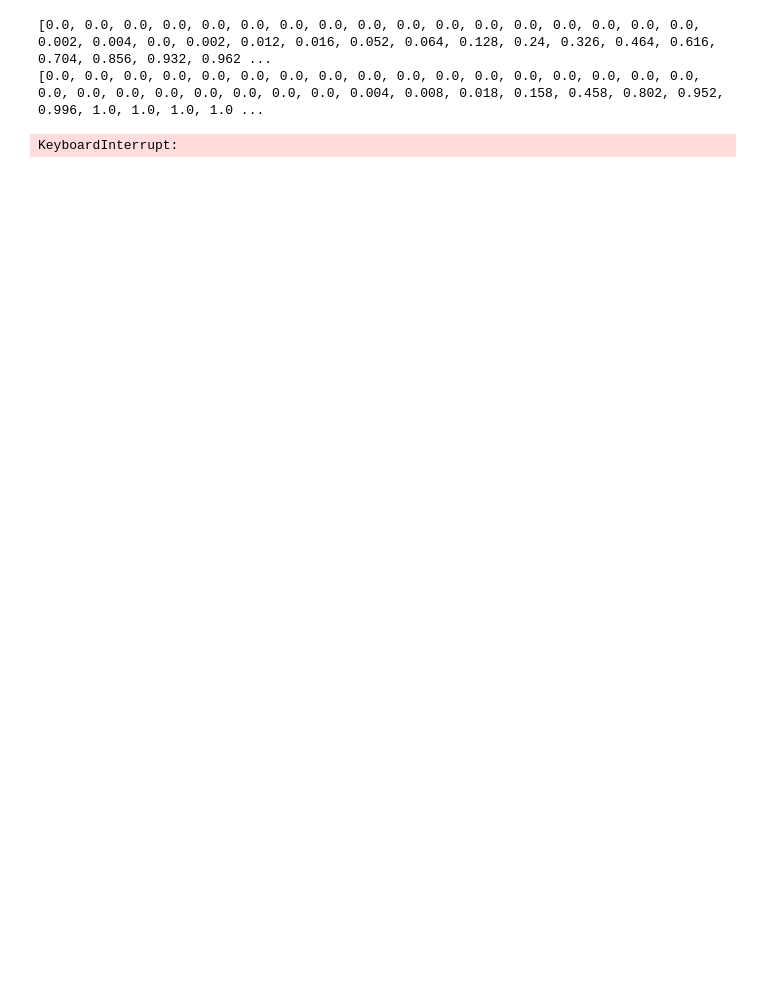
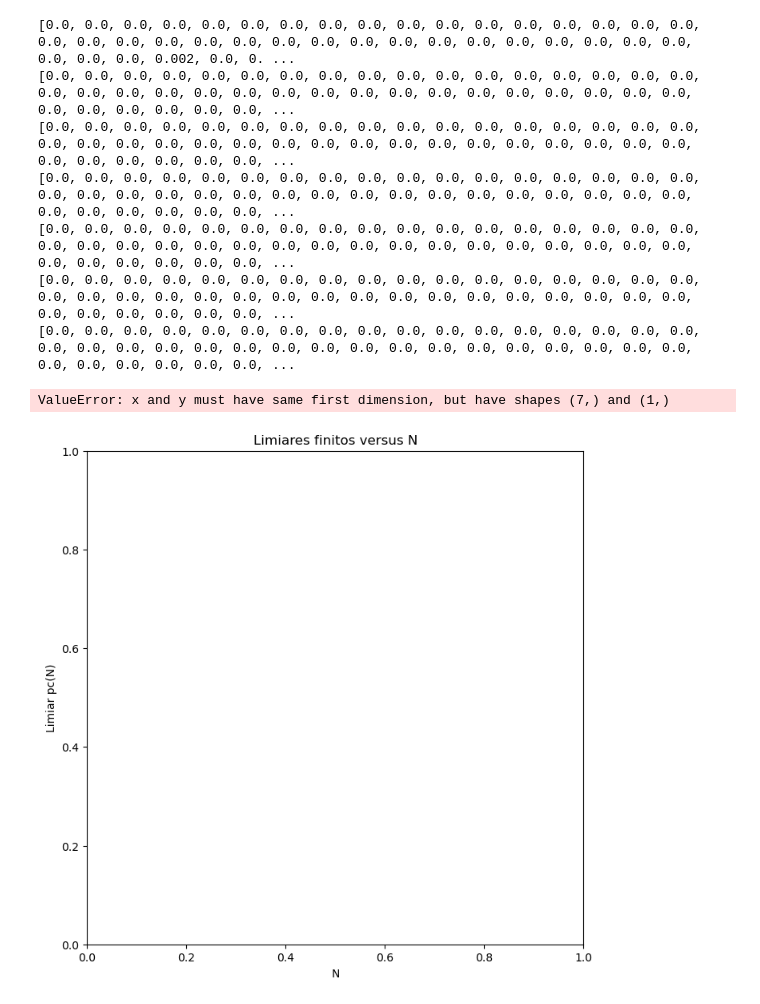
Before and after one commit to nicolassantm/projeto-percolacao-progestat, a Jupyter notebook: prototipo_scipy_ndimage.ipynb, the cells around one changed output. Saved outputs shown, nothing was run; the diff lists cells and outputs as text; code cells hidden in the pictures; blank space fills up the shorter version.

```diff
--- a/prototipo_scipy_ndimage.ipynb
+++ b/prototipo_scipy_ndimage.ipynb
@@ -90,45 +108,53 @@ grafico(512, 0.58, 500)
 # %%
+np.random.seed(42)
 def limiar_critico(n, plotar=False):
-    lista_p = np.linspace(0.0, 1.0, 51)
-    lista_N = [16, 64, 128, 256, 512, 1024]
-    lista_limiares = []
+  ''' Recebe como parâmetro o total de amostras (n) que vai rodar e retorna o gráfico com a intersecção entre
+  os valores de N e seu limiar crítico empírico'''
+  lista_p = np.linspace(0.0, 1.0, 100)
+  lista_N = [16, 32, 64, 128, 256, 512, 1024]
+  lista_limiares = []
 
-    for N in lista_N:
-        lista_probs_N = []
-        for p in lista_p:
-            prob_per = prob_percolacao_e_media_cluster(N, p, n)[3]
-            lista_probs_N.append(prob_per)
-        print(lista_probs_N)
+  for N in lista_N:
+    lista_probs_N = []
+    for p in lista_p:
+      prob_per = media_cluster(N, p, n)[2]
+      lista_probs_N.append(prob_per)
+    print(lista_probs_N)
 
-        p_limiar = np.interp(0.5, lista_probs_N, lista_p)
-        lista_limiares.append(p_limiar)
+  p_limiar = np.interp(0.5, lista_probs_N, lista_p)
+  lista_limiares.append(p_limiar)
 
-        if plotar:
-            plt.figure(figsize=(15,8))
-            plt.xlabel('Probabilidade p')
-            plt.ylabel('Probabilidade de Percolação θ(p)')
-            plt.title(f'Curva de Percolação para N={N}')
-            plt.axhline(0.5, color='red', linestyle='--', label='θ(p) = 0.5')
-            plt.axvline(p_limiar, color='black', linestyle=':', label=f'p limiar para N={N} = {p_limiar:.3f}')
-            plt.plot(lista_p, lista_probs_N, marker='o')
-            plt.grid(True)
-            plt.legend()
-            plt.show()
-
-    lista_1N = np.array(1 / np.array(lista_N))
-    plt.figure(figsize=(8,8))
-    plt.xlabel('N')
-    plt.ylabel('Limiar pc(N)')
-    plt.title(f'Limiares finitos versus N')
-    plt.plot(lista_N, lista_limiares, marker='o')
-    for x, y in zip(lista_N, lista_limiares):
-        plt.text(x, y, f"({x}, {y:.5f})", ha='left', va='bottom')
+  if plotar:
+    plt.figure(figsize=(15,8))
+    plt.xlabel('Probabilidade p')
+    plt.ylabel('Probabilidade de Percolação θ(p)')
+    plt.title(f'Curva de Percolação para N={N}')
+    plt.axhline(0.5, color='red', linestyle='--', label='θ(p) = 0.5')
+    plt.axvline(p_limiar, color='black', linestyle=':', label=f'p limiar para N={N} = {p_limiar:.3f}')
+    plt.plot(lista_p, lista_probs_N, marker='o')
     plt.grid(True)
+    plt.legend()
     plt.show()
 
+  lista_1N = np.array(1 / np.array(lista_N))
+  plt.figure(figsize=(8,8))
+  plt.xlabel('N')
+  plt.ylabel('Limiar pc(N)')
+  plt.title(f'Limiares finitos versus N')
+  plt.plot(lista_N, lista_limiares, marker='o')
+  for x, y in zip(lista_N, lista_limiares):
+    plt.text(x, y, f"({x}, {y:.5f})", ha='left', va='bottom')
+  plt.grid(True)
+  plt.show()
 
-limiar_critico(500, False)
+limiar_critico(500)
 # %% [output]
-[0.0, 0.0, 0.0, 0.0, 0.0, 0.0, 0.0, 0.0, 0.0, 0.0, 0.0, 0.0, 0.0, 0.0, 0.0, 0.0, 0.0, 0.002, 0.004, 0.0, 0.002, 0.012, 0.016, 0.052, 0.064, 0.128, 0.24, 0.326, 0.464, 0.616, 0.704, 0.856, 0.932, 0.962 ...
-[0.0, 0.0, 0.0, 0.0, 0.0, 0.0, 0.0, 0.0, 0.0, 0.0, 0.0, 0.0, 0.0, 0.0, 0.0, 0.0, 0.0, 0.0, 0.0, 0.0, 0.0, 0.0, 0.0, 0.0, 0.0, 0.004, 0.008, 0.018, 0.158, 0.458, 0.802, 0.952, 0.996, 1.0, 1.0, 1.0, 1.0 ...
+[0.0, 0.0, 0.0, 0.0, 0.0, 0.0, 0.0, 0.0, 0.0, 0.0, 0.0, 0.0, 0.0, 0.0, 0.0, 0.0, 0.0, 0.0, 0.0, 0.0, 0.0, 0.0, 0.0, 0.0, 0.0, 0.0, 0.0, 0.0, 0.0, 0.0, 0.0, 0.0, 0.0, 0.0, 0.0, 0.0, 0.0, 0.002, 0.0, 0. ...
+[0.0, 0.0, 0.0, 0.0, 0.0, 0.0, 0.0, 0.0, 0.0, 0.0, 0.0, 0.0, 0.0, 0.0, 0.0, 0.0, 0.0, 0.0, 0.0, 0.0, 0.0, 0.0, 0.0, 0.0, 0.0, 0.0, 0.0, 0.0, 0.0, 0.0, 0.0, 0.0, 0.0, 0.0, 0.0, 0.0, 0.0, 0.0, 0.0, 0.0, ...
+[0.0, 0.0, 0.0, 0.0, 0.0, 0.0, 0.0, 0.0, 0.0, 0.0, 0.0, 0.0, 0.0, 0.0, 0.0, 0.0, 0.0, 0.0, 0.0, 0.0, 0.0, 0.0, 0.0, 0.0, 0.0, 0.0, 0.0, 0.0, 0.0, 0.0, 0.0, 0.0, 0.0, 0.0, 0.0, 0.0, 0.0, 0.0, 0.0, 0.0, ...
+[0.0, 0.0, 0.0, 0.0, 0.0, 0.0, 0.0, 0.0, 0.0, 0.0, 0.0, 0.0, 0.0, 0.0, 0.0, 0.0, 0.0, 0.0, 0.0, 0.0, 0.0, 0.0, 0.0, 0.0, 0.0, 0.0, 0.0, 0.0, 0.0, 0.0, 0.0, 0.0, 0.0, 0.0, 0.0, 0.0, 0.0, 0.0, 0.0, 0.0, ...
+[0.0, 0.0, 0.0, 0.0, 0.0, 0.0, 0.0, 0.0, 0.0, 0.0, 0.0, 0.0, 0.0, 0.0, 0.0, 0.0, 0.0, 0.0, 0.0, 0.0, 0.0, 0.0, 0.0, 0.0, 0.0, 0.0, 0.0, 0.0, 0.0, 0.0, 0.0, 0.0, 0.0, 0.0, 0.0, 0.0, 0.0, 0.0, 0.0, 0.0, ...
+[0.0, 0.0, 0.0, 0.0, 0.0, 0.0, 0.0, 0.0, 0.0, 0.0, 0.0, 0.0, 0.0, 0.0, 0.0, 0.0, 0.0, 0.0, 0.0, 0.0, 0.0, 0.0, 0.0, 0.0, 0.0, 0.0, 0.0, 0.0, 0.0, 0.0, 0.0, 0.0, 0.0, 0.0, 0.0, 0.0, 0.0, 0.0, 0.0, 0.0, ...
+[0.0, 0.0, 0.0, 0.0, 0.0, 0.0, 0.0, 0.0, 0.0, 0.0, 0.0, 0.0, 0.0, 0.0, 0.0, 0.0, 0.0, 0.0, 0.0, 0.0, 0.0, 0.0, 0.0, 0.0, 0.0, 0.0, 0.0, 0.0, 0.0, 0.0, 0.0, 0.0, 0.0, 0.0, 0.0, 0.0, 0.0, 0.0, 0.0, 0.0, ...
-KeyboardInterrupt:
+ValueError: x and y must have same first dimension, but have shapes (7,) and (1,)
+[figure, added]
```
Also changed, not shown: parts of 6 cells of this notebook, 1 other file.
